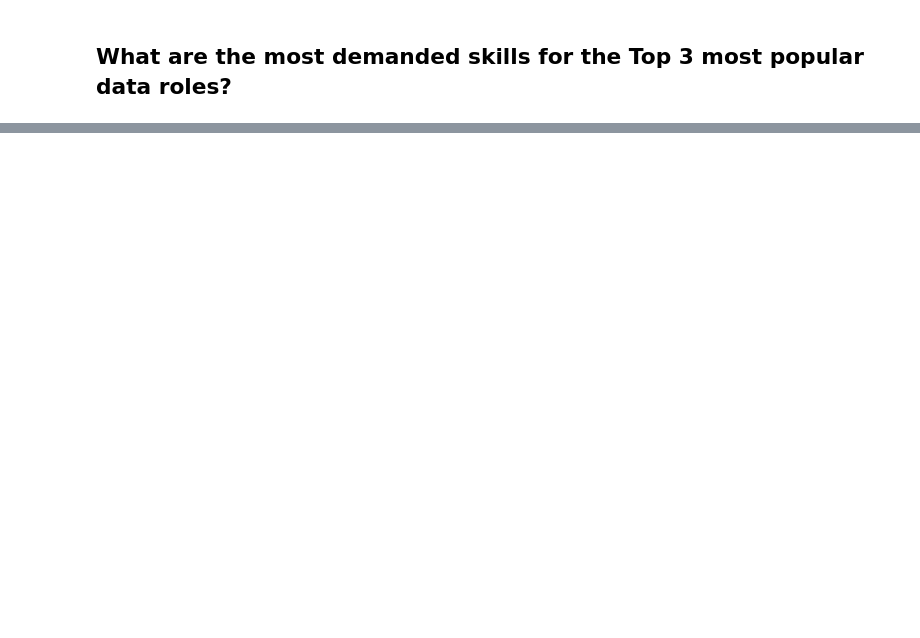
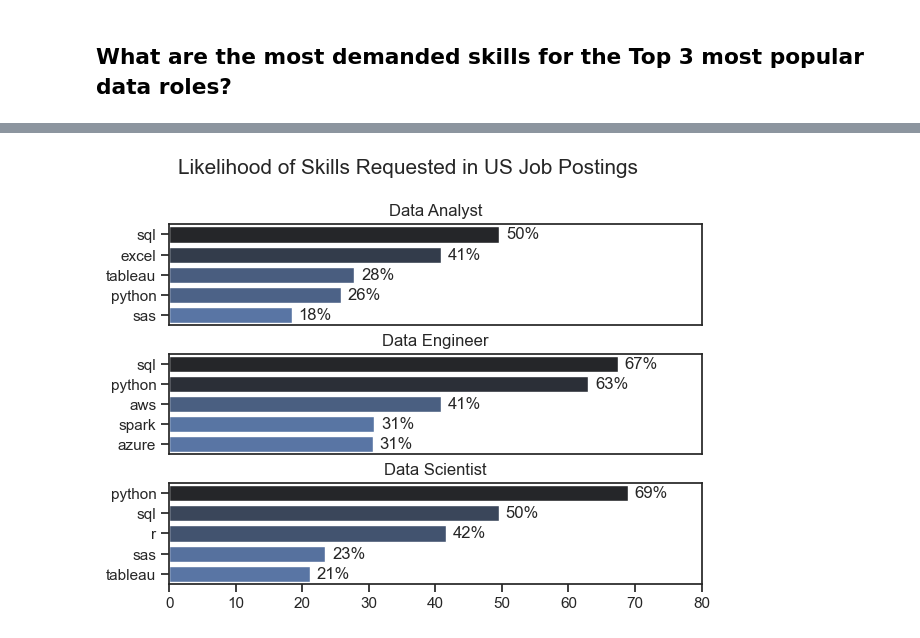
Before and after one commit to Zephyr417/Data-Job-Market-Analysis, a Jupyter notebook: Project/2_Skills_Counting.ipynb, the cells around one changed output, grey strips where cells are left out. Drawn from its saved outputs; the diff is of its cells as text; code cells hidden in the pictures; blank space fills up the shorter version.

```diff
--- a/Project/2_Skills_Counting.ipynb
+++ b/Project/2_Skills_Counting.ipynb
@@ -34,0 +77,3 @@ df_clean
+# %%
+df_skills_total = df_US.value_counts('job_title_short').reset_index(name='total_count')
+df_skills_total
@@ -34,0 +92,6 @@ df_clean
+# %%
+df_skills_percent = pd.merge(df_skills_count, df_skills_total, on='job_title_short', how='left')
+
+df_skills_percent['percent']=df_skills_percent['skill_count']/df_skills_percent['total_count'] * 100
+
+df_skills_percent
@@ -34,0 +112,24 @@ df_clean
+# %%
+fig, ax = plt.subplots(len(Top_3),1)
+sns.set_theme(style='ticks')
+
+for i, title in enumerate(Top_3):
+    skills = df_skills_percent[df_skills_percent['job_title_short']==title].head(5)
+    # skills.plot(kind='barh', ax=ax[i], x='job_skills', y='percent', title=title)
+    sns.barplot(data=skills, ax=ax[i], x='percent', y='job_skills', hue='percent', palette='dark:b_r')
+    ax[i].legend().set_visible(False)
+    ax[i].set_title(title)
+    ax[i].set_xlim(0, 80)
+    # ax[i].invert_yaxis()
+    ax[i].set_ylabel("")
+    ax[i].set_xlabel("")
+    if i != len(Top_3)-1:
+        ax[i].set_xticks([])
+
+    for n,v in enumerate(skills['percent']):
+        ax[i].text(v+1,n,f'{v:.0f}%',va='center')
+
+fig.suptitle('Likelihood of Skills Requested in US Job Postings', fontsize=15)
+fig.tight_layout(h_pad=0.5)
+# %% [output]
+[figure, added]
```
Also changed, not shown: parts of 8 cells of this notebook.
